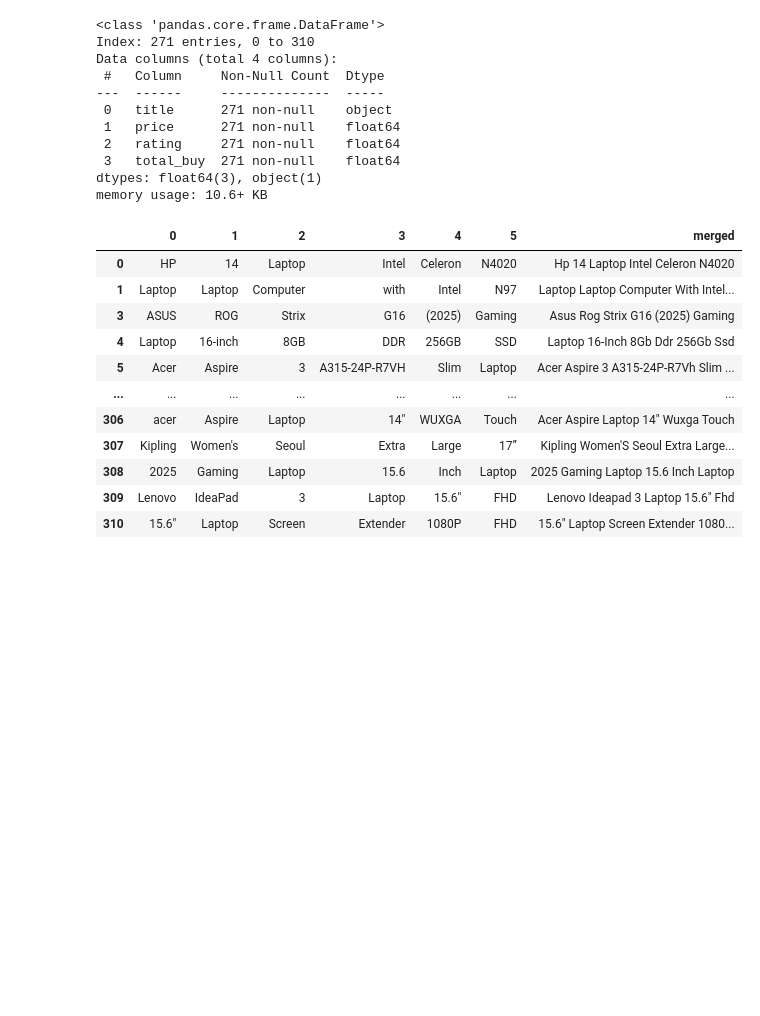
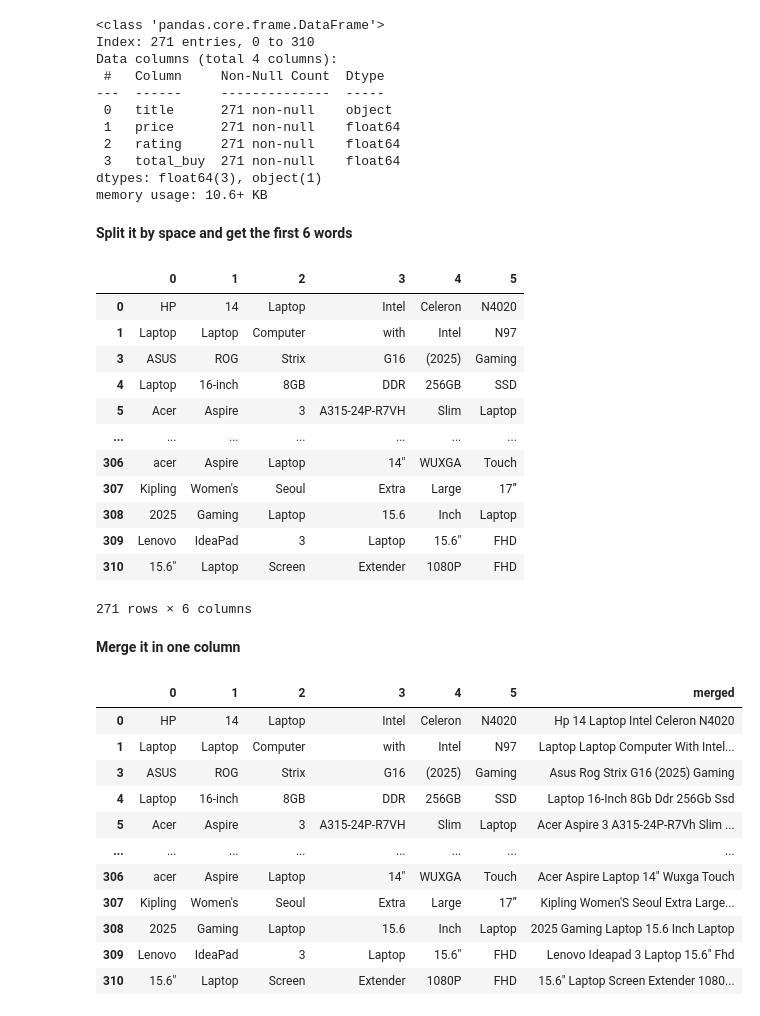
Before and after one commit to flammadc/amazon-scraping, a Jupyter notebook: notebooks/eda.ipynb, the cells around one changed output. Cells and saved outputs as stored; diff of their text form; code cells hidden in the pictures; blank space fills up the shorter version.

```diff
--- a/notebooks/eda.ipynb
+++ b/notebooks/eda.ipynb
@@ -54,6 +69,26 @@ temp_column = testing["title"]
+# %% [markdown]
+__Split it by space and get the first 6 words__
 # %%
+temp_column = testing["title"]
 temp_column = temp_column.str.replace(",", "")
 new_title = temp_column.astype(str).str.split(" ",expand=True).iloc[:,0:6]
+new_title
+# %% [output]
+|  | 0 | 1 | 2 | 3 | 4 | 5 |
+| 0 | HP | 14 | Laptop | Intel | Celeron | N4020 |
+| 1 | Laptop | Laptop | Computer | with | Intel | N97 |
+| 3 | ASUS | ROG | Strix | G16 | (2025) | Gaming |
+| 4 | Laptop | 16-inch | 8GB | DDR | 256GB | SSD |
+| 5 | Acer | Aspire | 3 | A315-24P-R7VH | Slim | Laptop |
+| ... | ... | ... | ... | ... | ... | ... |
+| 306 | acer | Aspire | Laptop | 14" | WUXGA | Touch |
+| 307 | Kipling | Women's | Seoul | Extra | Large | 17” |
+| 308 | 2025 | Gaming | Laptop | 15.6 | Inch | Laptop |
+| 309 | Lenovo | IdeaPad | 3 | Laptop | 15.6" | FHD |
+| 310 | 15.6" | Laptop | Screen | Extender | 1080P | FHD |
+271 rows × 6 columns
+# %% [markdown]
+__Merge it in one column__
 # %%
 new_title["merged"] = new_title[0] + " " + new_title[1] + " " + new_title[2] + " " + new_title[3] + " " + new_title[4] + " " + new_title[5]
 new_title["merged"] = new_title["merged"].str.title()
```
Also changed, not shown: parts of 17 cells of this notebook.
